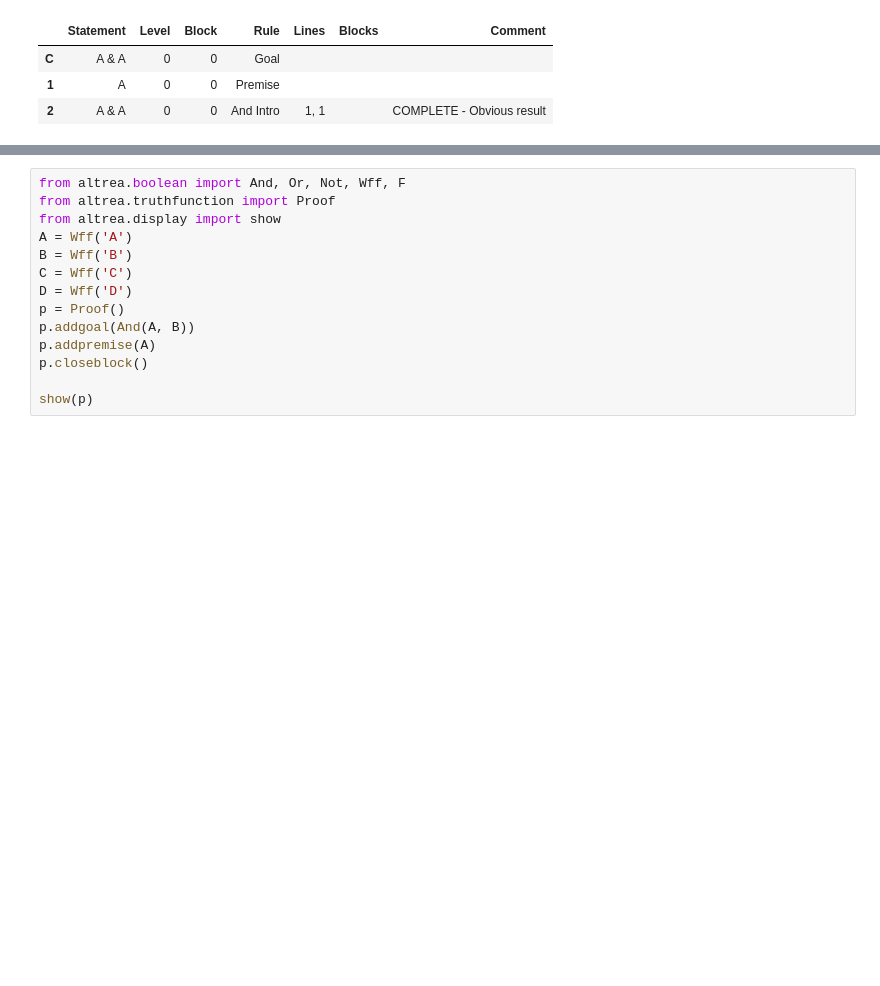
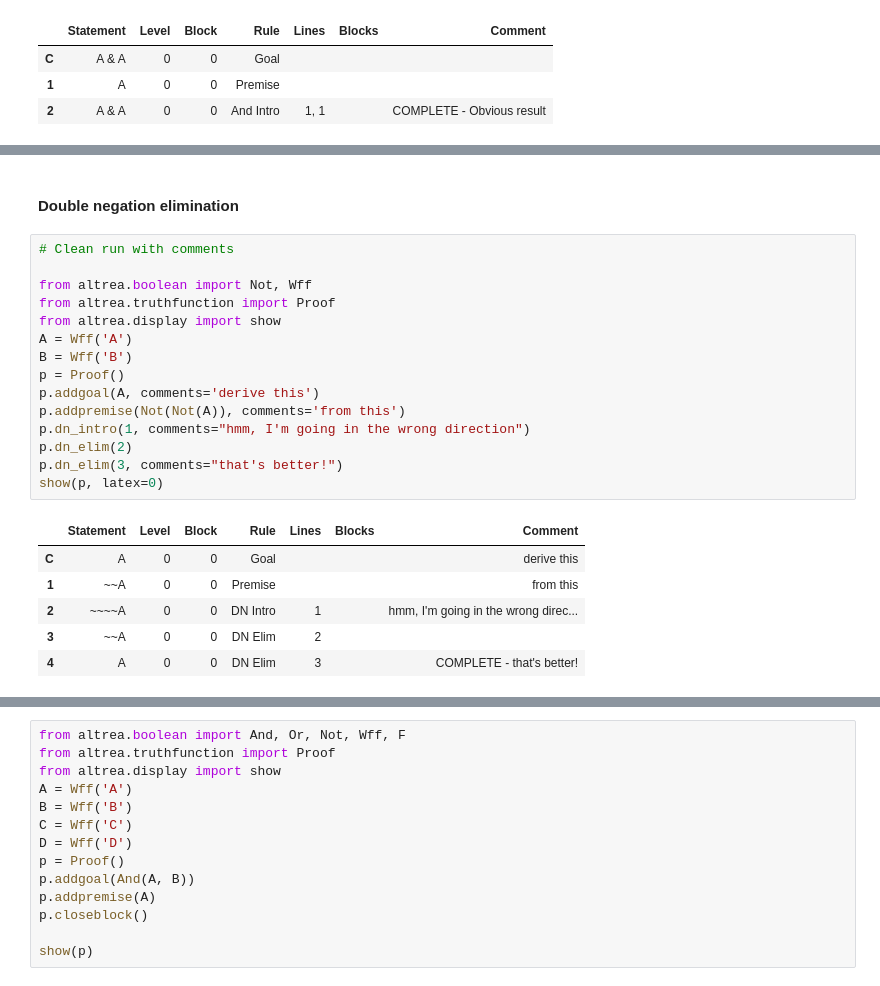
Before and after one commit to FrankHubeny/AltRea, a Jupyter notebook: truthfunction_examples.ipynb, the cells around one changed output, grey strips where cells are left out. Saved outputs shown, nothing was run; the diff lists cells and outputs as text; blank space fills up the shorter version.

```diff
--- a/truthfunction_examples.ipynb
+++ b/truthfunction_examples.ipynb
@@ -134,0 +299,25 @@ show(p, latex=1)
+# %% [markdown]
+<a id='doublenegation_elim_id'></a>
+#### Double negation elimination
+# %%
+# Clean run with comments
+
+from altrea.boolean import Not, Wff
+from altrea.truthfunction import Proof
+from altrea.display import show
+A = Wff('A')
+B = Wff('B')
+p = Proof()
+p.addgoal(A, comments='derive this')
+p.addpremise(Not(Not(A)), comments='from this')
+p.dn_intro(1, comments="hmm, I'm going in the wrong direction")
+p.dn_elim(2)
+p.dn_elim(3, comments="that's better!")
+show(p, latex=0)
+# %% [output]
+|  | Statement | Level | Block | Rule | Lines | Blocks | Comment |
+| C | A | 0 | 0 | Goal |  |  | derive this |
+| 1 | ~~A | 0 | 0 | Premise |  |  | from this |
+| 2 | ~~~~A | 0 | 0 | DN Intro | 1 |  | hmm, I'm going in the wrong direc... |
+| 3 | ~~A | 0 | 0 | DN Elim | 2 |  |  |
+| 4 | A | 0 | 0 | DN Elim | 3 |  | COMPLETE - that's better! |
```
Also changed, not shown: parts of 47 cells of this notebook, 5 other files.
